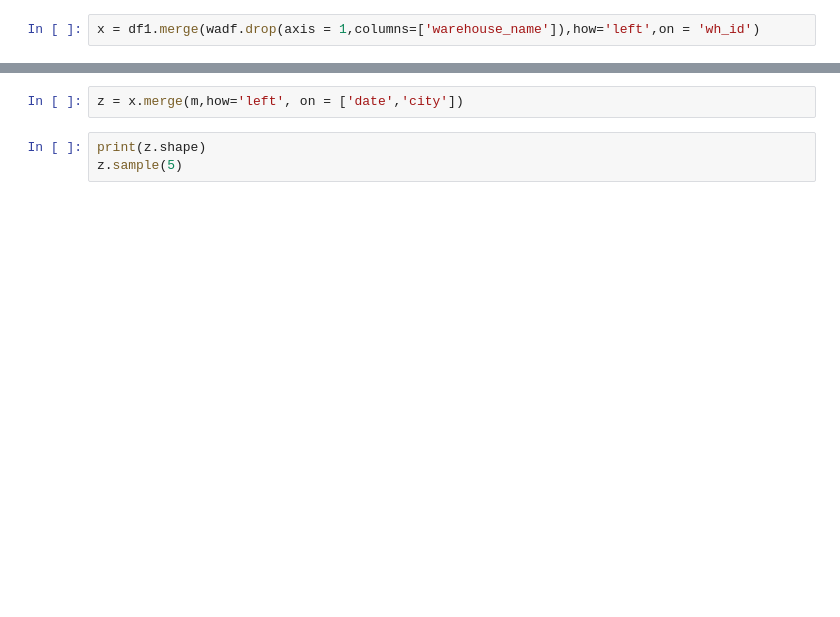
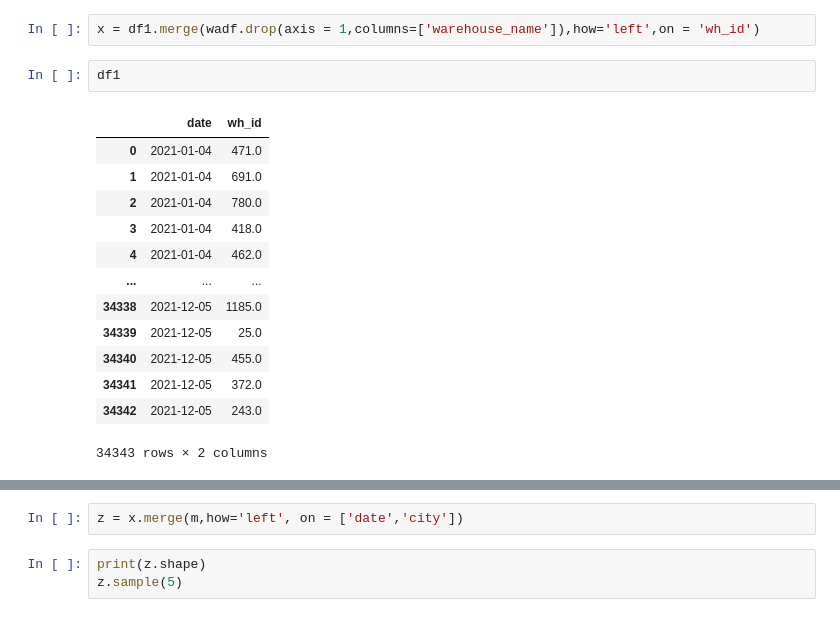
Before and after one commit to enugalamanideepreddy/Sigmoid-Time-Series-Hackathon, a Jupyter notebook: sigmoid.ipynb, the cells around one changed output, grey strips where cells are left out. Drawn from its saved outputs; the diff is of its cells as text; blank space fills up the shorter version.

```diff
--- a/sigmoid.ipynb
+++ b/sigmoid.ipynb
@@ -166,5 +200,21 @@ wadf.sample(5)
 # %%
 x = df1.merge(wadf.drop(axis = 1,columns=['warehouse_name']),how='left',on = 'wh_id')
+# %%
+df1
+# %% [output]
+|  | date | wh_id |
+| 0 | 2021-01-04 | 471.0 |
+| 1 | 2021-01-04 | 691.0 |
+| 2 | 2021-01-04 | 780.0 |
+| 3 | 2021-01-04 | 418.0 |
+| 4 | 2021-01-04 | 462.0 |
+| ... | ... | ... |
+| 34338 | 2021-12-05 | 1185.0 |
+| 34339 | 2021-12-05 | 25.0 |
+| 34340 | 2021-12-05 | 455.0 |
+| 34341 | 2021-12-05 | 372.0 |
+| 34342 | 2021-12-05 | 243.0 |
+34343 rows × 2 columns
 # %%
 print(x.shape)
 x.sample(5)
```
Also changed, not shown: parts of 29 cells of this notebook.
